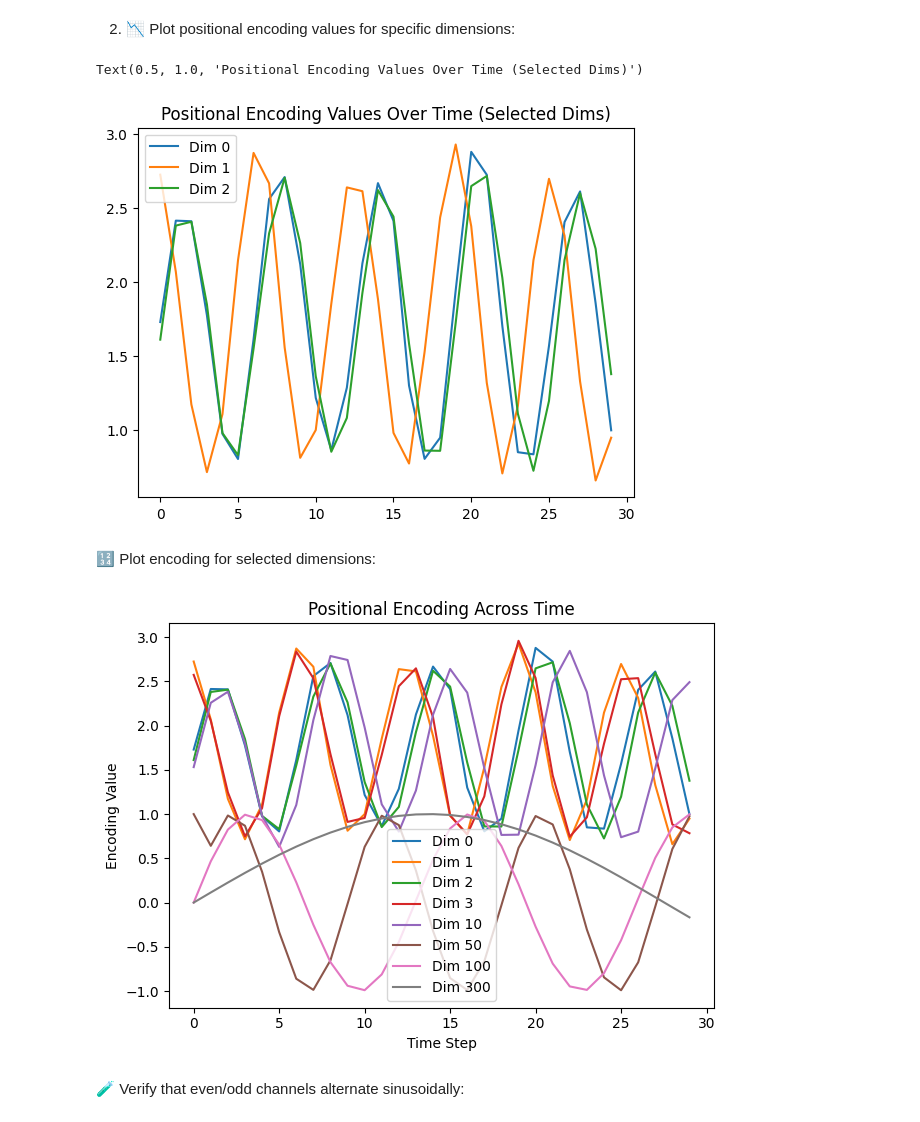
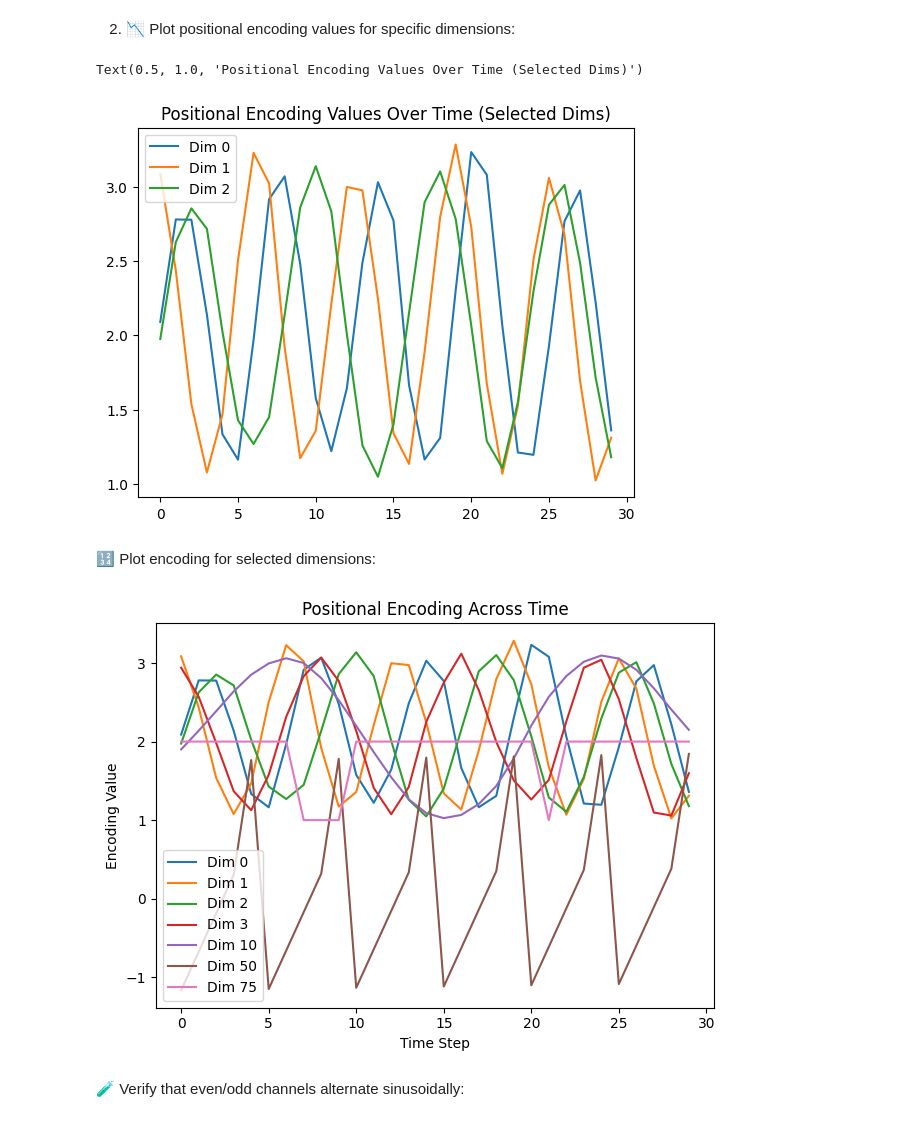
Before and after one commit to kjpou1/regimetry, a Jupyter notebook: notebook/notebooks/03_positional_encoding.ipynb, the cells around one changed output. Drawn from its saved outputs; the diff is of its cells as text; code cells hidden in the pictures.

```diff
--- a/notebook/notebooks/03_positional_encoding.ipynb
+++ b/notebook/notebooks/03_positional_encoding.ipynb
@@ -76,7 +76,7 @@ RAW DATA: /Users/kenneth/Public/projects/python/ai/regimetry/artifacts/data/raw
 PROCESSED DATA: /Users/kenneth/Public/projects/python/ai/regimetry/artifacts/data/processed
 # %%
 data_transformation_service = DataTransformationService()
-train_arr, validation_arr, preprocessor_obj = (
+train_arr, preprocessor_obj = (
     data_transformation_service.initiate_data_transformation()
 )
 # %% [output]
@@ -145,23 +144,23 @@ plt.legend()
 plt.title("Positional Encoding Values Over Time (Selected Dims)")
 # %% [output]
 Text(0.5, 1.0, 'Positional Encoding Values Over Time (Selected Dims)')
-[figure, old version]
+[figure, new version]
 # %% [markdown]
 🔢 Plot encoding for selected dimensions:
 # %%
 
 
-dims_to_plot = [0, 1, 2, 3, 10, 50, 100, 300]
+dims_to_plot = [0, 1, 2, 3, 10, 50, 75]
 for i in dims_to_plot:
     plt.plot(x_pe_sample[:, i], label=f"Dim {i}")
 plt.title("Positional Encoding Across Time")
 plt.xlabel("Time Step")
 plt.ylabel("Encoding Value")
 plt.legend()
 plt.tight_layout()
 plt.show()
 # %% [output]
-[figure, old version]
+[figure, new version]
 # %% [markdown]
 🧪 Verify that even/odd channels alternate sinusoidally:
 # %%
```
Also changed, not shown: parts of 11 cells of this notebook, 13 other files.
